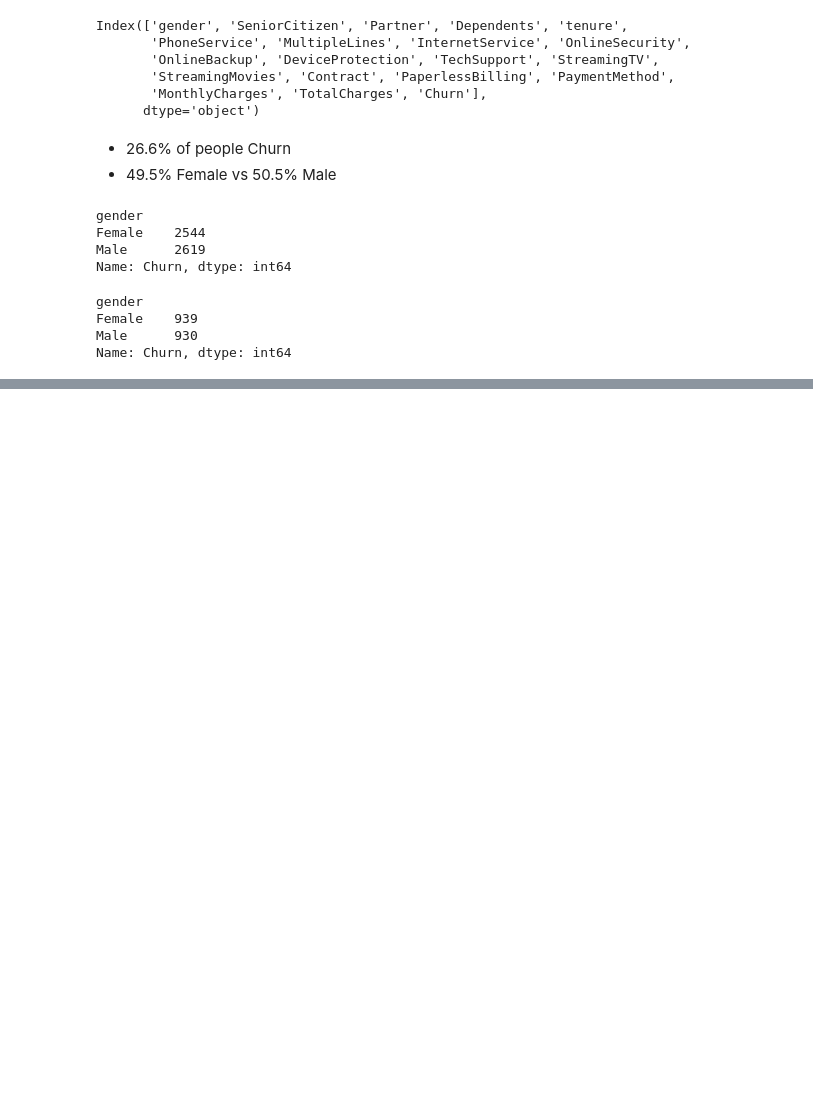
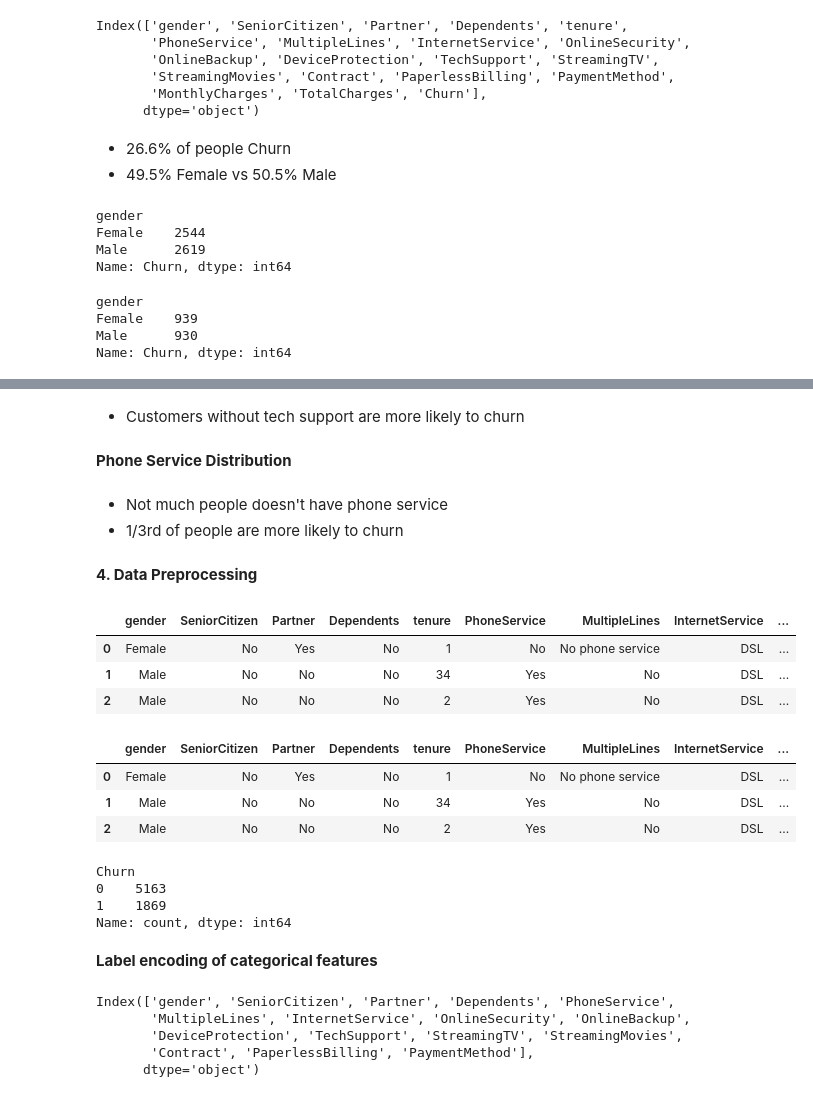
Before and after one commit to Clmnt-Cash/Churn_Pred, a Jupyter notebook: main.ipynb, the cells around one changed output, grey strips where cells are left out. Drawn from its saved outputs; the diff is of its cells as text; code cells hidden in the pictures; blank space fills up the shorter version.

```diff
--- a/main.ipynb
+++ b/main.ipynb
@@ -410,0 +570,4 @@ plt.show()
+# %% [markdown]
+- Customers without tech support are more likely to churn
+# %% [markdown]
+**Phone Service Distribution**
@@ -410,0 +579,38 @@ plt.show()
+# %% [markdown]
+- Not much people doesn't have phone service
+- 1/3rd of people are more likely to churn
+# %% [markdown]
+**4. Data Preprocessing**
+# %%
+df.head(3)
+# %% [output]
+|  | gender | SeniorCitizen | Partner | Dependents | tenure | PhoneService | MultipleLines | InternetService | ... |
+| 0 | Female | No | Yes | No | 1 | No | No phone service | DSL | ... |
+| 1 | Male | No | No | No | 34 | Yes | No | DSL | ... |
+| 2 | Male | No | No | No | 2 | Yes | No | DSL | ... |
+# %%
+df["Churn"] = df["Churn"].replace({"Yes": 1, "No": 0})
+df.head(3)
+# %% [output]
+|  | gender | SeniorCitizen | Partner | Dependents | tenure | PhoneService | MultipleLines | InternetService | ... |
+| 0 | Female | No | Yes | No | 1 | No | No phone service | DSL | ... |
+| 1 | Male | No | No | No | 34 | Yes | No | DSL | ... |
+| 2 | Male | No | No | No | 2 | Yes | No | DSL | ... |
+# %%
+print(df["Churn"].value_counts())
+# %% [output]
+Churn
+0    5163
+1    1869
+Name: count, dtype: int64
+# %% [markdown]
+**Label encoding of categorical features**
+# %%
+object_columns = df.select_dtypes(include='object').columns
+print(object_columns)
+# %% [output]
+Index(['gender', 'SeniorCitizen', 'Partner', 'Dependents', 'PhoneService',
+       'MultipleLines', 'InternetService', 'OnlineSecurity', 'OnlineBackup',
+       'DeviceProtection', 'TechSupport', 'StreamingTV', 'StreamingMovies',
+       'Contract', 'PaperlessBilling', 'PaymentMethod'],
+      dtype='object')
```
Also changed, not shown: parts of 60 cells of this notebook, 1 other file.
